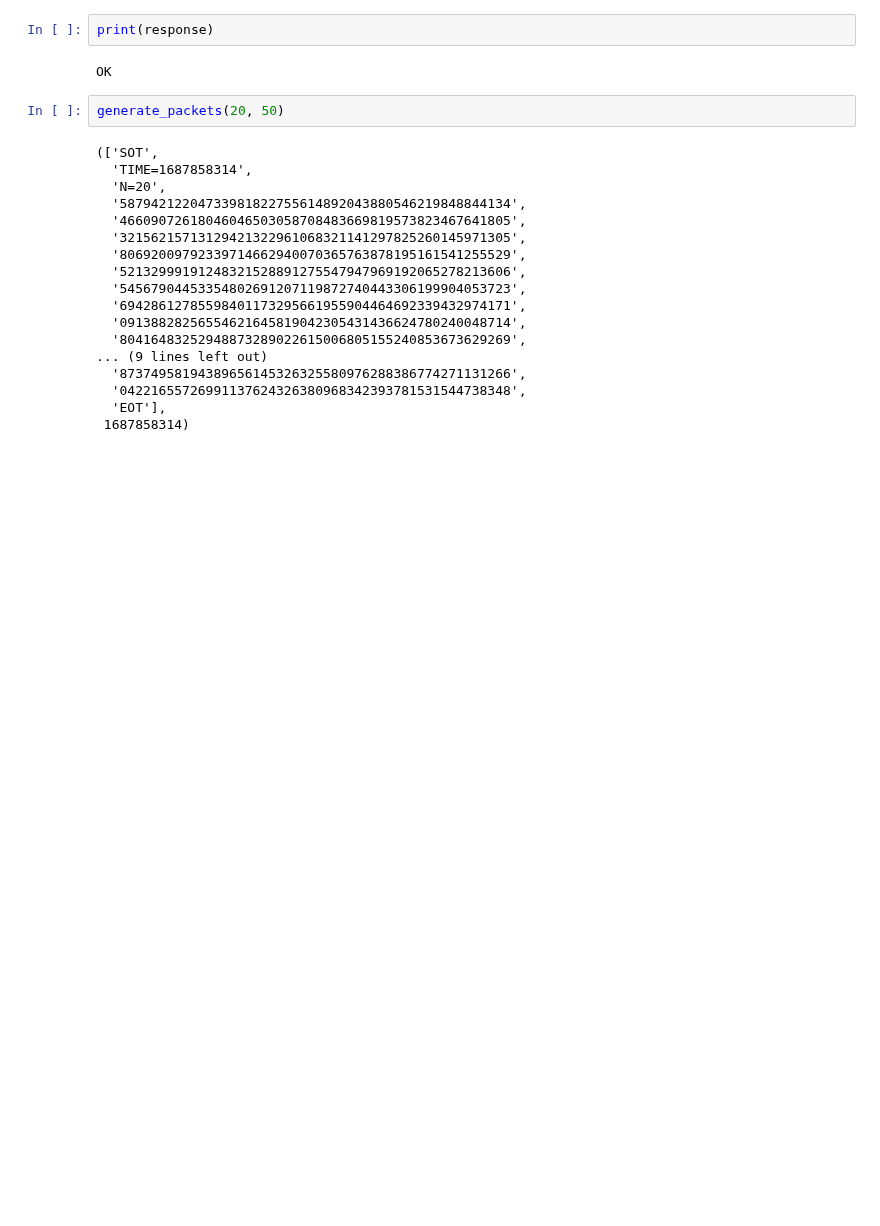
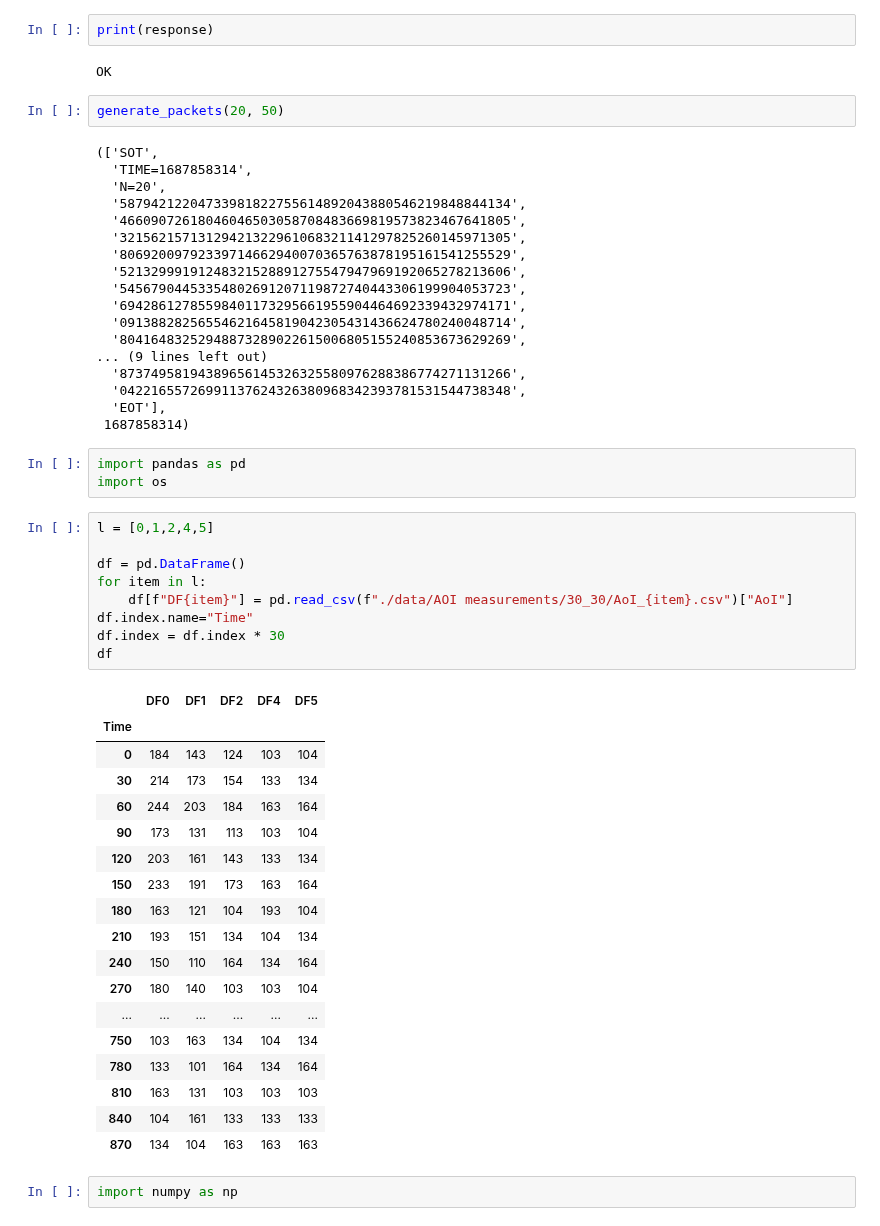
Before and after one commit to maxDeCoder/Avignon_LORA, a Jupyter notebook: test.ipynb, the cells around one changed output. Drawn from its saved outputs; the diff is of its cells as text; blank space fills up the shorter version.

```diff
--- a/test.ipynb
+++ b/test.ipynb
@@ -95,3 +95,36 @@ generate_packets(20, 50)
   '04221655726991137624326380968342393781531544738348',
   'EOT'],
  1687858314)
+# %%
+import pandas as pd
+import os
+# %%
+l = [0,1,2,4,5]
+
+df = pd.DataFrame()
+for item in l:
+    df[f"DF{item}"] = pd.read_csv(f"./data/AOI measurements/30_30/AoI_{item}.csv")["AoI"]
+df.index.name="Time"
+df.index = df.index * 30
+df
+# %% [output]
+|  | DF0 | DF1 | DF2 | DF4 | DF5 |
+| Time |  |  |  |  |  |
+| 0 | 184 | 143 | 124 | 103 | 104 |
+| 30 | 214 | 173 | 154 | 133 | 134 |
+| 60 | 244 | 203 | 184 | 163 | 164 |
+| 90 | 173 | 131 | 113 | 103 | 104 |
+| 120 | 203 | 161 | 143 | 133 | 134 |
+| 150 | 233 | 191 | 173 | 163 | 164 |
+| 180 | 163 | 121 | 104 | 193 | 104 |
+| 210 | 193 | 151 | 134 | 104 | 134 |
+| 240 | 150 | 110 | 164 | 134 | 164 |
+| 270 | 180 | 140 | 103 | 103 | 104 |
+| ... | ... | ... | ... | ... | ... |
+| 750 | 103 | 163 | 134 | 104 | 134 |
+| 780 | 133 | 101 | 164 | 134 | 164 |
+| 810 | 163 | 131 | 103 | 103 | 103 |
+| 840 | 104 | 161 | 133 | 133 | 133 |
+| 870 | 134 | 104 | 163 | 163 | 163 |
+# %%
+import numpy as np
```
Also changed, not shown: parts of 3 cells of this notebook, 15 other files.
